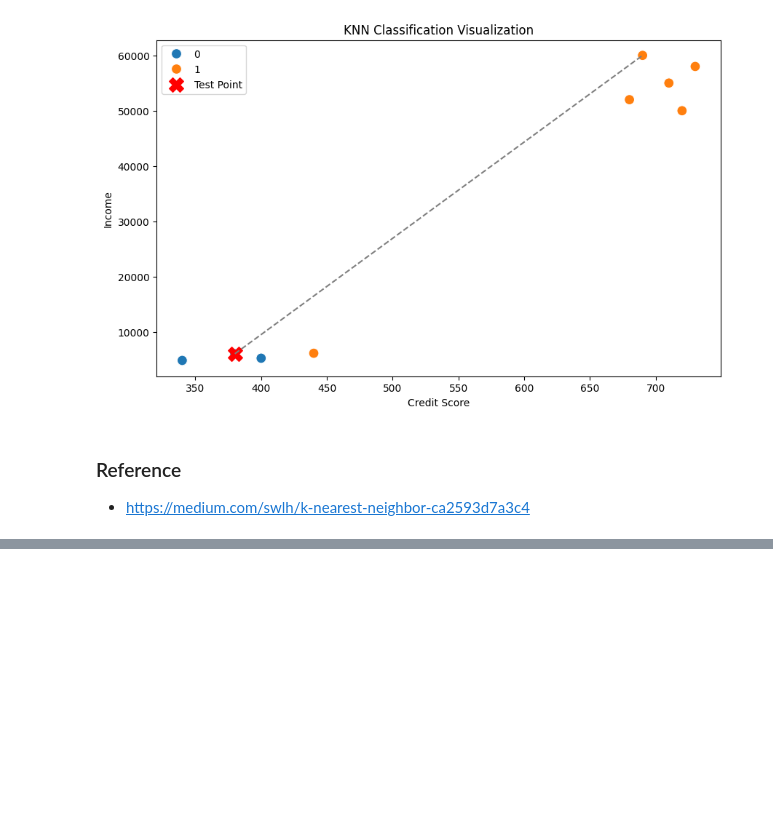
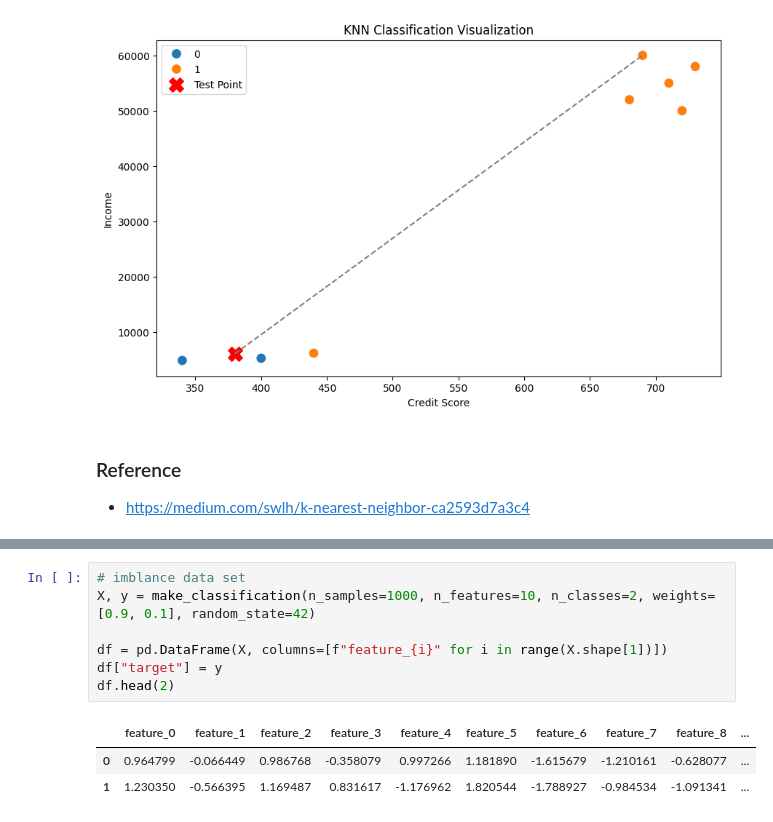
Before and after one commit to rahul8879/data_science_evng, a Jupyter notebook: 04_Machine_learning/01_knn_basic.ipynb, the cells around one changed output, grey strips where cells are left out. Drawn from its saved outputs; the diff is of its cells as text; blank space fills up the shorter version.

```diff
--- a/04_Machine_learning/01_knn_basic.ipynb
+++ b/04_Machine_learning/01_knn_basic.ipynb
@@ -91,0 +256,11 @@ plt.show()
+# %%
+# imblance data set
+X, y = make_classification(n_samples=1000, n_features=10, n_classes=2, weights=[0.9, 0.1], random_state=42)
+
+df = pd.DataFrame(X, columns=[f"feature_{i}" for i in range(X.shape[1])])
+df["target"] = y
+df.head(2)
+# %% [output]
+|  | feature_0 | feature_1 | feature_2 | feature_3 | feature_4 | feature_5 | feature_6 | feature_7 | feature_8 | ... |
+| 0 | 0.964799 | -0.066449 | 0.986768 | -0.358079 | 0.997266 | 1.181890 | -1.615679 | -1.210161 | -0.628077 | ... |
+| 1 | 1.230350 | -0.566395 | 1.169487 | 0.831617 | -1.176962 | 1.820544 | -1.788927 | -0.984534 | -1.091341 | ... |
```
Also changed, not shown: parts of 17 cells of this notebook, 3 other files.
